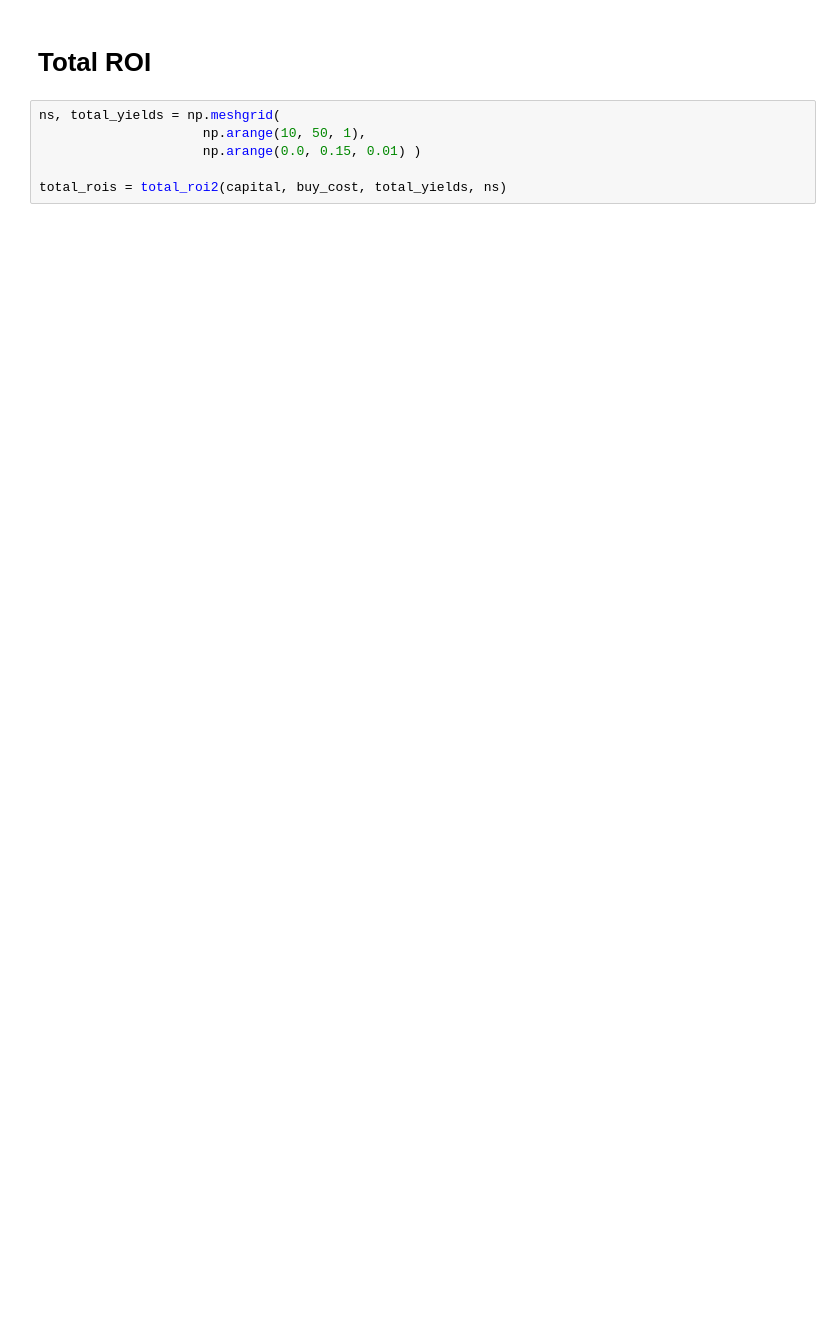
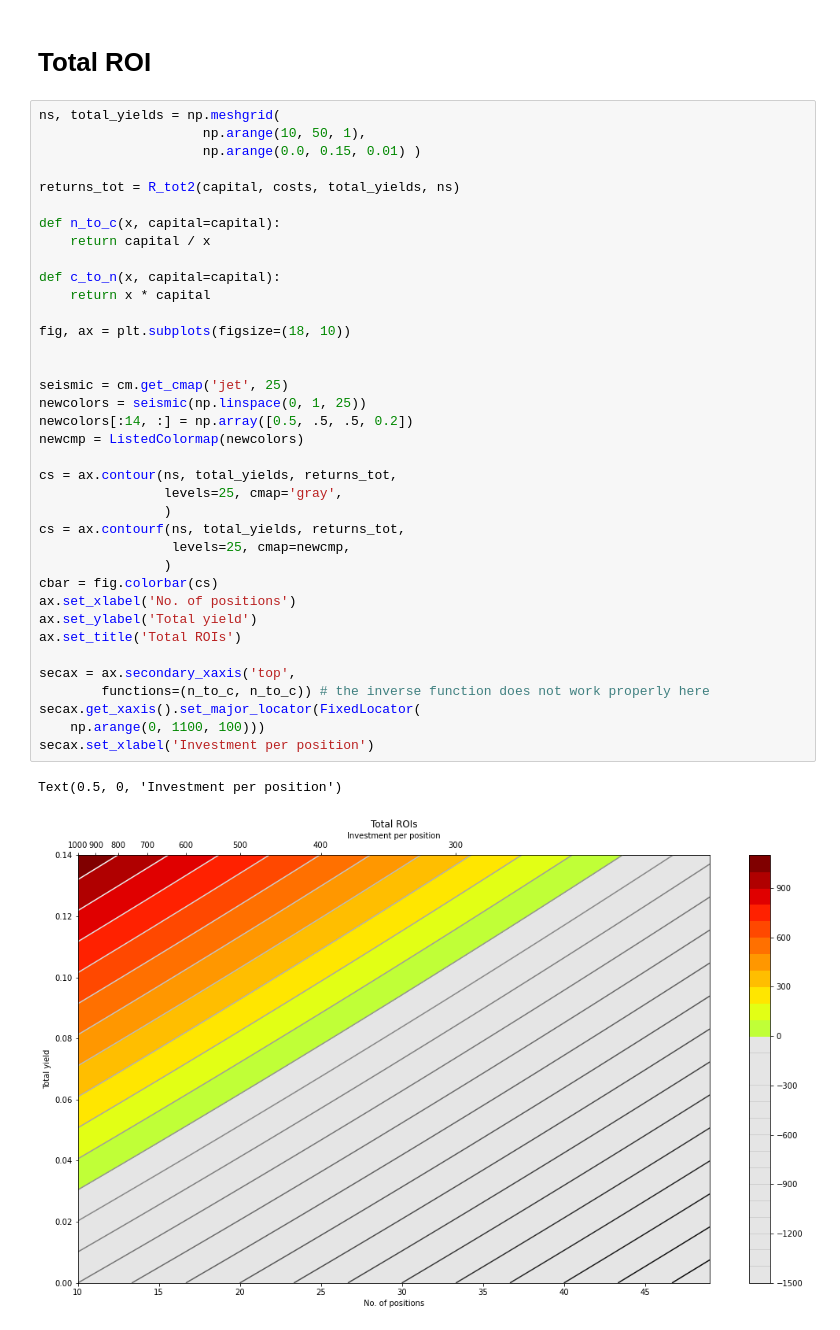
Before and after one commit to jkotula89/StockAnalysis, a Jupyter notebook: Stock return model.ipynb, the cells around one changed output. Saved outputs shown, nothing was run; the diff lists cells and outputs as text; blank space fills up the shorter version.

```diff
--- a/Stock return model.ipynb
+++ b/Stock return model.ipynb
@@ -172,8 +204,42 @@ Text(0.5, 1.0, 'Delta ROI')
 # %% [markdown]
 # Total ROI
-# %%
-ns, total_yields = np.meshgrid(
-                     np.arange(10, 50, 1),
-                     np.arange(0.0, 0.15, 0.01) )
-
-total_rois = total_roi2(capital, buy_cost, total_yields, ns)
+# %%
+ns, total_yields = np.meshgrid(
+                     np.arange(10, 50, 1),
+                     np.arange(0.0, 0.15, 0.01) )
+
+returns_tot = R_tot2(capital, costs, total_yields, ns)
+
+def n_to_c(x, capital=capital):
+    return capital / x
+
+def c_to_n(x, capital=capital):
+    return x * capital
+
+fig, ax = plt.subplots(figsize=(18, 10))
+
+
+seismic = cm.get_cmap('jet', 25)
+newcolors = seismic(np.linspace(0, 1, 25))
+newcolors[:14, :] = np.array([0.5, .5, .5, 0.2])
+newcmp = ListedColormap(newcolors)
+
+cs = ax.contour(ns, total_yields, returns_tot,
+                levels=25, cmap='gray',
+                )
+cs = ax.contourf(ns, total_yields, returns_tot,
+                 levels=25, cmap=newcmp,
+                )
+cbar = fig.colorbar(cs)
+ax.set_xlabel('No. of positions')
+ax.set_ylabel('Total yield')
+ax.set_title('Total ROIs')
+
+secax = ax.secondary_xaxis('top',
+        functions=(n_to_c, n_to_c)) # the inverse function does not work properly here
+secax.get_xaxis().set_major_locator(FixedLocator(
+    np.arange(0, 1100, 100)))
+secax.set_xlabel('Investment per position')
+# %% [output]
+Text(0.5, 0, 'Investment per position')
+[figure, added]
```
Also changed, not shown: parts of 16 cells of this notebook.
